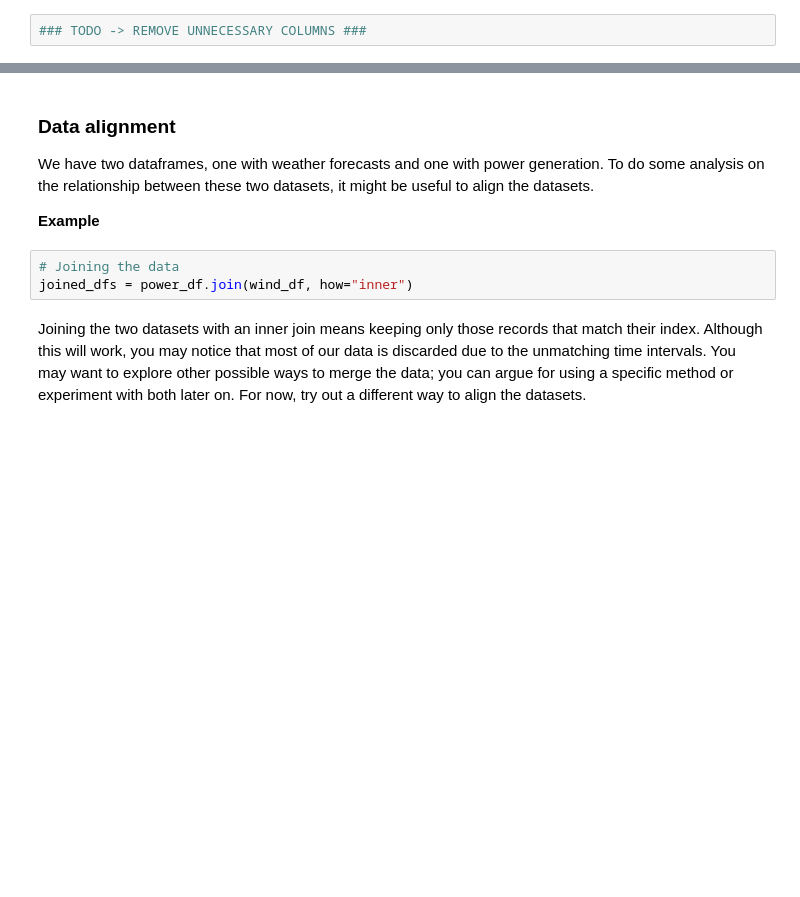
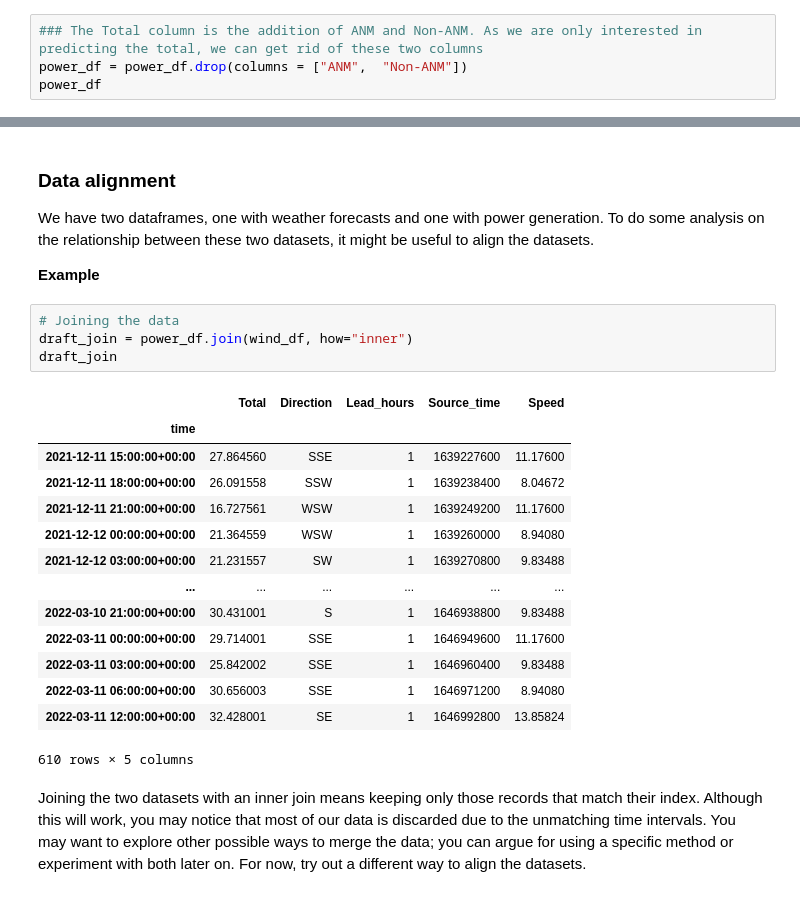
Before and after one commit to fernandoitu/Assignment1_bigdata_management, a Jupyter notebook: exploration.ipynb, the cells around one changed output, grey strips where cells are left out. Drawn from its saved outputs; the diff is of its cells as text; blank space fills up the shorter version.

```diff
--- a/exploration.ipynb
+++ b/exploration.ipynb
@@ -99,4 +119,6 @@ This table contains three columns, but closer inspection will reveal a clear rel
 
 We are interested in the total power generation, regardless of the source type. Modify the table such that only the column of interest is kept.
 # %%
-### TODO -> REMOVE UNNECESSARY COLUMNS ###
+### The Total column is the addition of ANM and Non-ANM. As we are only interested in predicting the total, we can get rid of these two columns
+power_df = power_df.drop(columns = ["ANM",	"Non-ANM"])
+power_df
@@ -116,7 +164,23 @@ We have two dataframes, one with weather forecasts and one with power generation
 **Example**
 # %%
 # Joining the data
-joined_dfs = power_df.join(wind_df, how="inner")
+draft_join = power_df.join(wind_df, how="inner")
+draft_join
+# %% [output]
+|  | Total | Direction | Lead_hours | Source_time | Speed |
+| time |  |  |  |  |  |
+| 2021-12-11 15:00:00+00:00 | 27.864560 | SSE | 1 | 1639227600 | 11.17600 |
+| 2021-12-11 18:00:00+00:00 | 26.091558 | SSW | 1 | 1639238400 | 8.04672 |
+| 2021-12-11 21:00:00+00:00 | 16.727561 | WSW | 1 | 1639249200 | 11.17600 |
+| 2021-12-12 00:00:00+00:00 | 21.364559 | WSW | 1 | 1639260000 | 8.94080 |
+| 2021-12-12 03:00:00+00:00 | 21.231557 | SW | 1 | 1639270800 | 9.83488 |
+| ... | ... | ... | ... | ... | ... |
+| 2022-03-10 21:00:00+00:00 | 30.431001 | S | 1 | 1646938800 | 9.83488 |
+| 2022-03-11 00:00:00+00:00 | 29.714001 | SSE | 1 | 1646949600 | 11.17600 |
+| 2022-03-11 03:00:00+00:00 | 25.842002 | SSE | 1 | 1646960400 | 9.83488 |
+| 2022-03-11 06:00:00+00:00 | 30.656003 | SSE | 1 | 1646971200 | 8.94080 |
+| 2022-03-11 12:00:00+00:00 | 32.428001 | SE | 1 | 1646992800 | 13.85824 |
+610 rows × 5 columns
 # %% [markdown]
 Joining the two datasets with an inner join means keeping only those records that match their index. Although this will work, you may notice that most of our data is discarded due to the unmatching time intervals. You may want to explore other possible ways to merge the data; you can argue for using a specific method or experiment with both later on. For now, try out a different way to align the datasets.
 # %%
```
Also changed, not shown: parts of 16 cells of this notebook.
